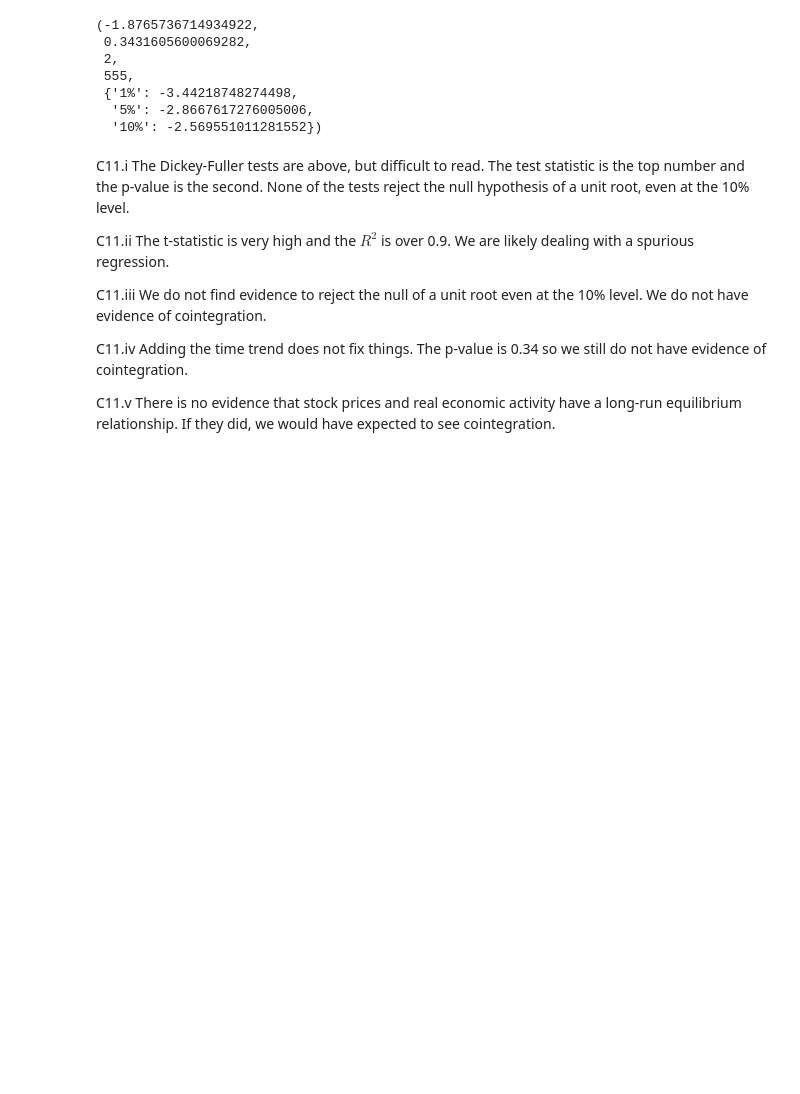
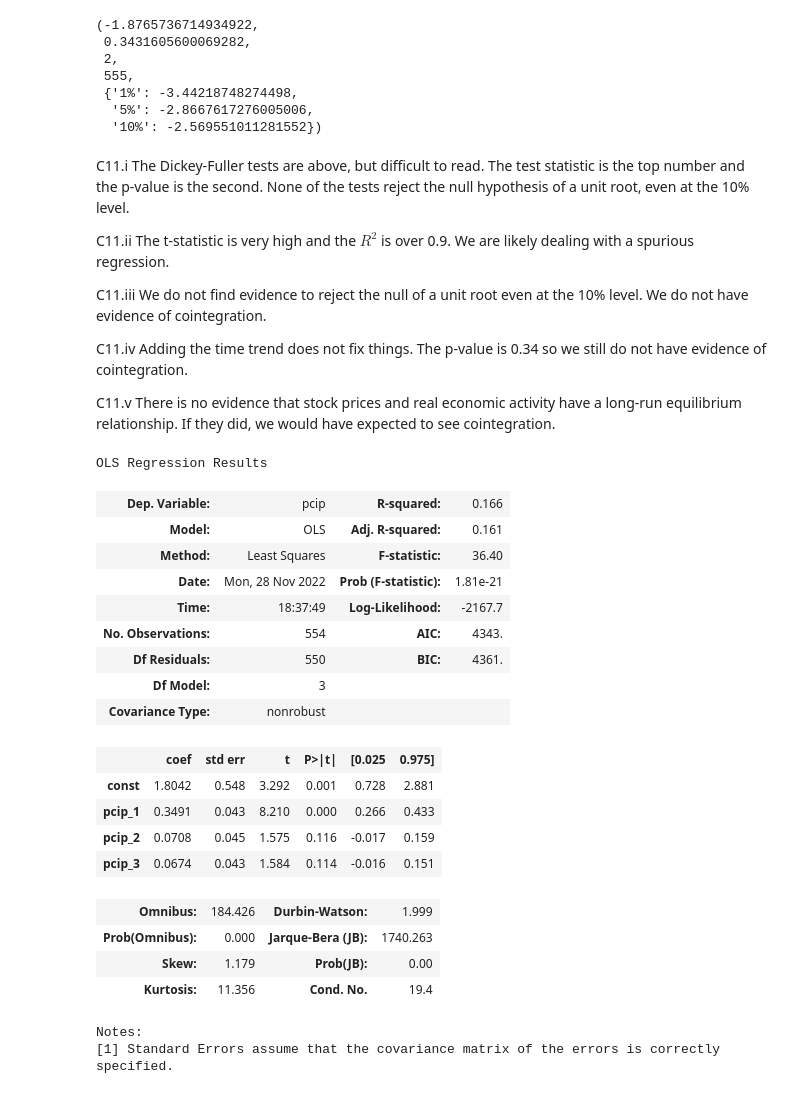
Before and after one commit to systemchalk/wooldridge_workbook, a Jupyter notebook: ch18.ipynb, the cells around one changed output. Saved outputs shown, nothing was run; the diff lists cells and outputs as text; code cells hidden in the pictures; blank space fills up the shorter version.

```diff
--- a/ch18.ipynb
+++ b/ch18.ipynb
@@ -1012,3 +1012,30 @@ C11.iii We do not find evidence to reject the null of a unit root even at the 10
 C11.iv Adding the time trend does not fix things. The p-value is 0.34 so we still do not have evidence of cointegration.
 
 C11.v There is no evidence that stock prices and real economic activity have a long-run equilibrium relationship. If they did, we would have expected to see cointegration.
+# %%
+# Exercise 12
+X = sm.add_constant(volat[["pcip_1", "pcip_2", "pcip_3"]])
+model = sm.OLS(volat.pcip, X, missing="drop").fit()
+model.summary()
+# %% [output]
+OLS Regression Results
+| Dep. Variable: | pcip | R-squared: | 0.166 |
+| Model: | OLS | Adj. R-squared: | 0.161 |
+| Method: | Least Squares | F-statistic: | 36.40 |
+| Date: | Mon, 28 Nov 2022 | Prob (F-statistic): | 1.81e-21 |
+| Time: | 18:37:49 | Log-Likelihood: | -2167.7 |
+| No. Observations: | 554 | AIC: | 4343. |
+| Df Residuals: | 550 | BIC: | 4361. |
+| Df Model: | 3 |  |  |
+| Covariance Type: | nonrobust |  |  |
+|  | coef | std err | t | P>|t| | [0.025 | 0.975] |
+| const | 1.8042 | 0.548 | 3.292 | 0.001 | 0.728 | 2.881 |
+| pcip_1 | 0.3491 | 0.043 | 8.210 | 0.000 | 0.266 | 0.433 |
+| pcip_2 | 0.0708 | 0.045 | 1.575 | 0.116 | -0.017 | 0.159 |
+| pcip_3 | 0.0674 | 0.043 | 1.584 | 0.114 | -0.016 | 0.151 |
+| Omnibus: | 184.426 | Durbin-Watson: | 1.999 |
+| Prob(Omnibus): | 0.000 | Jarque-Bera (JB): | 1740.263 |
+| Skew: | 1.179 | Prob(JB): | 0.00 |
+| Kurtosis: | 11.356 | Cond. No. | 19.4 |
+Notes:
+[1] Standard Errors assume that the covariance matrix of the errors is correctly specified.
```
Also changed, not shown: parts of 35 cells of this notebook.
